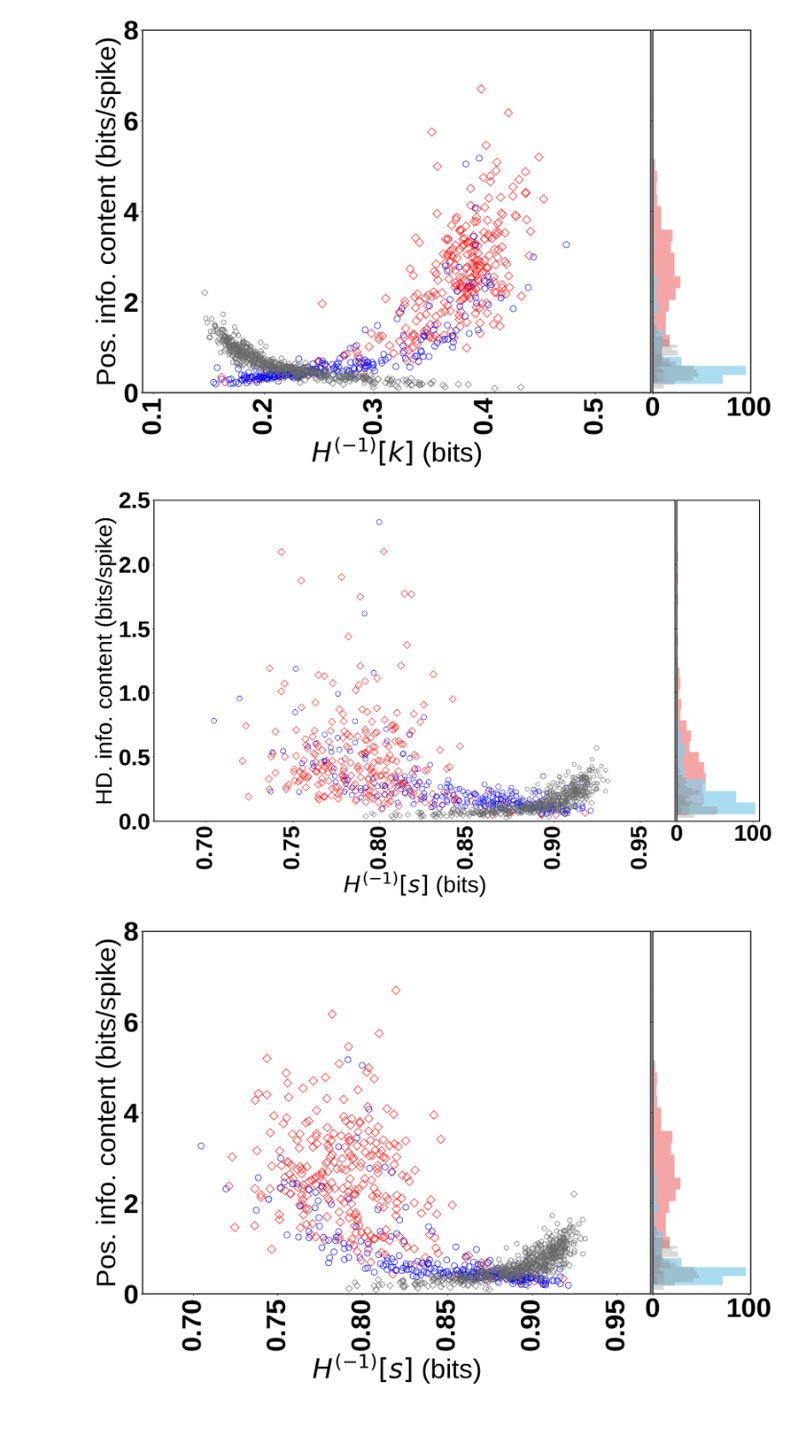
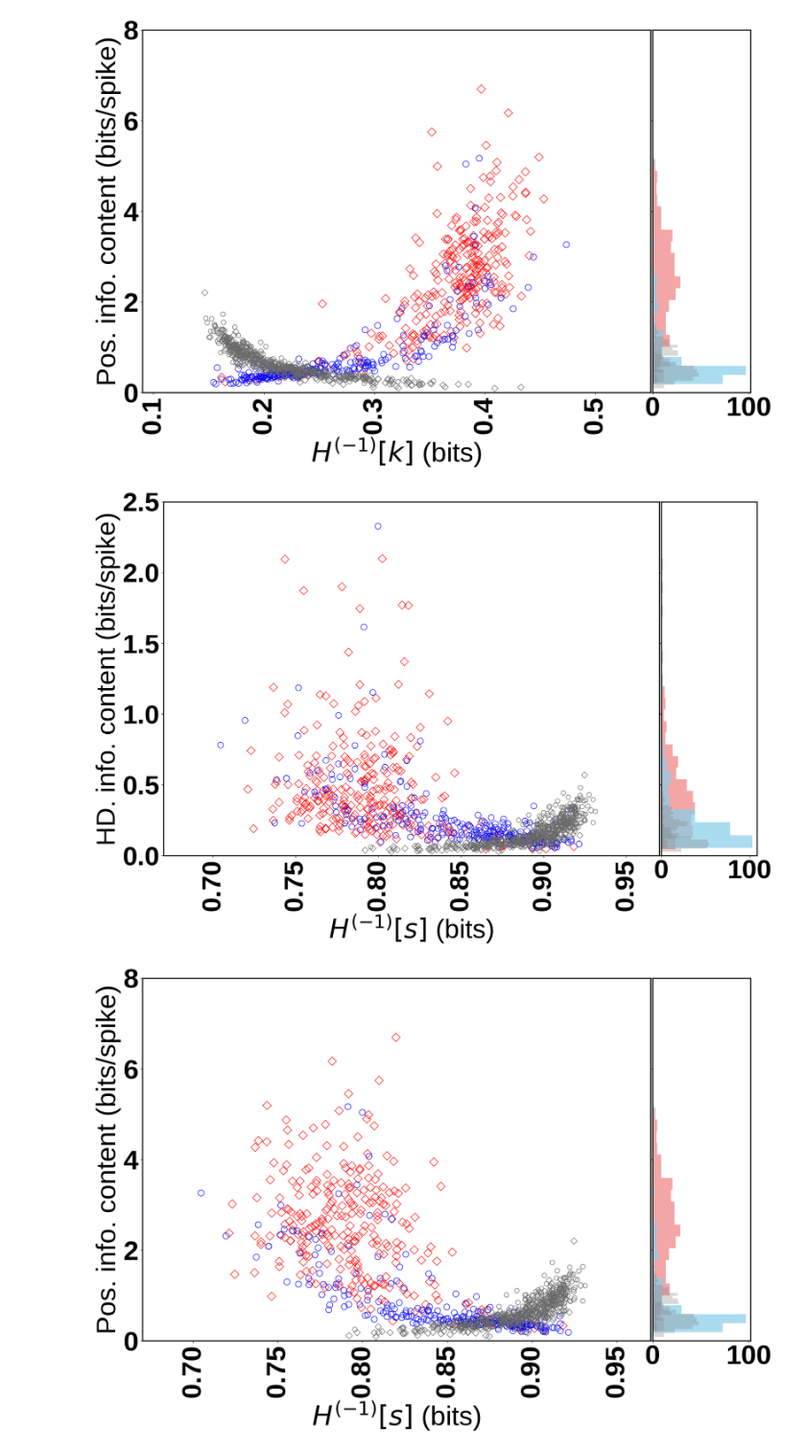
Before and after one commit to amisapta15/ResolutionRelevance, a Jupyter notebook: src/Fig_test_info.ipynb, the cells around one changed output. Shown at 96% size. Drawn from its saved outputs; the diff is of its cells as text; code cells hidden in the pictures; blank space fills up the shorter version.

Commit message:
updated figures with adjusted axes

```diff
--- a/src/Fig_test_info.ipynb
+++ b/src/Fig_test_info.ipynb
@@ -334,7 +334,7 @@ plt.show(fig)
 [figure]
 # %%
 # Create scatter plot
-fig, ax = plt.subplots()
+fig, ax = plt.subplots(figsize=(20,12))
 
 quantX='OHS'
 quantX_lab=r'$H^{(-1)}[s]$ (bits)'
@@ -369,34 +369,34 @@ ax_histy.hist(df.query('LOC=="SUB"')[quantY], bins=bins, orientation='horizontal
 # Plot histogram for 'poss_quant' data
 ax_histy.hist(df.query('LOC=="CA1"')['poss_'+quantY], bins=bins, orientation='horizontal', color='grey', edgecolor='none', alpha=0.3, label='Rnad CA1 Neurons')
 ax_histy.hist(df.query('LOC=="SUB"')['poss_'+quantY], bins=bins, orientation='horizontal', color='grey', edgecolor='none', alpha=0.3, label='Rnad SUB Neurons')
 
 
 # Set labels and title for the main scatter plot
 ax.set_xlabel(quantX_lab)
 ax.set_ylabel(quantY_lab)  # Adjusted Y-axis label
 ax.set_xlim(0.67,0.97)
 # ax.set_yscale('log')
 ax.set_ylim(0, 2.5)
 ax.tick_params(axis="x", labelrotation=90)
 
 
 for tick in ax.get_xticklabels():
     tick.set_fontproperties(ticks_font)
 for tick in ax.get_yticklabels():
     tick.set_fontproperties(ticks_font)
 for tick in ax_histy.get_xticklabels():
     tick.set_fontproperties(ticks_font)
 
 
 # Add legend to the scatter plot outside, on the top, with horizontal layout and single column
 # ax.legend(loc='upper center', bbox_to_anchor=(0.55, 1.18), ncol=2,fontsize=22)
 
 # fig.tight_layout()
 fig.savefig(figname,bbox_inches='tight',dpi=300)
 # plt.savefig(figname2,dpi=300)
 plt.show(fig)
 # %% [output]
-[figure, old version]
+[figure, new version]
 # %%
 # Create scatter plot
 fig, ax = plt.subplots(figsize=(20,12))
```
Also changed, not shown: 16 other files.
